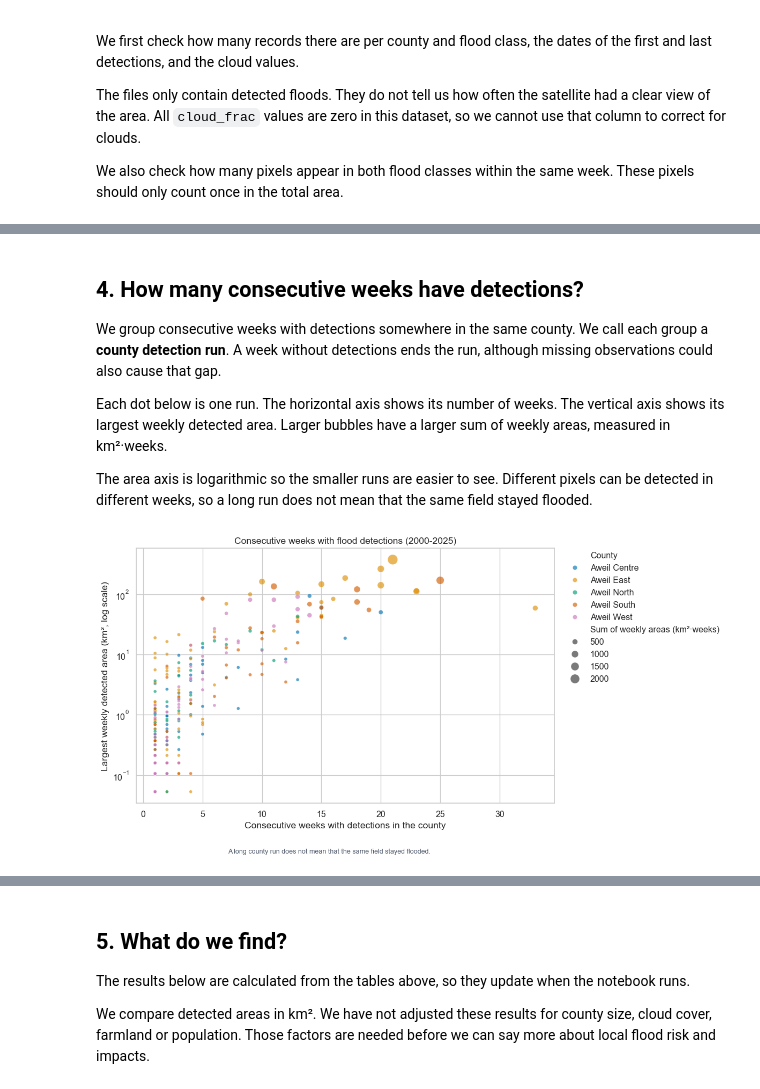
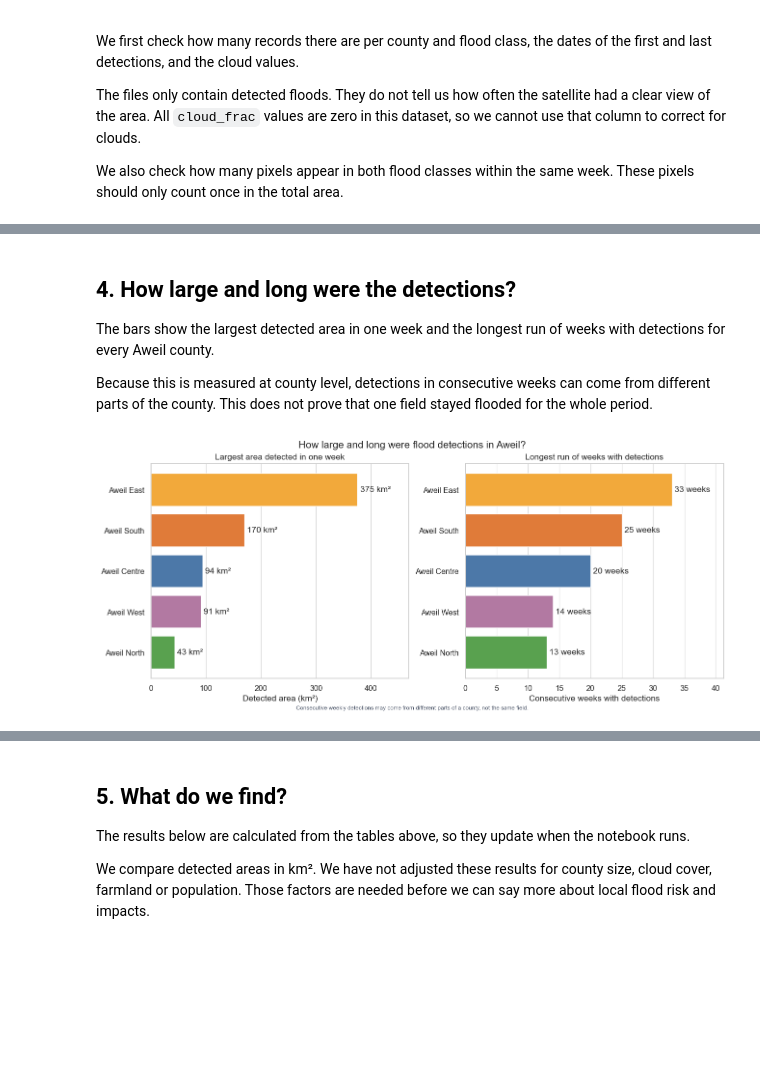
Before and after one commit to TijnQ/JBG060_ZHL_2026, a Jupyter notebook: EDA_flood_masks/flood_masks_eda.ipynb, the cells around one changed output, grey strips where cells are left out. Saved outputs shown, nothing was run; the diff lists cells and outputs as text; code cells hidden in the pictures; blank space fills up the shorter version.

```diff
--- a/EDA_flood_masks/flood_masks_eda.ipynb
+++ b/EDA_flood_masks/flood_masks_eda.ipynb
@@ -199,21 +191,29 @@ Weeks with no records are included as zero detections. This does not prove that
 heatmap = seasonality.pivot(
     index="county", columns="month", values="mean_weekly_detected_area_km2"
 ).reindex(columns=range(1, 13))
-annotations = heatmap.map(lambda value: "<0.1" if 0 < value < 0.1 else f"{value:.1f}")
+# Small positive values should not look like zero after rounding.
+annotations = heatmap.astype(str)
+for county in heatmap.index:
+    for month in heatmap.columns:
+        value = heatmap.loc[county, month]
+        if 0 < value < 0.1:
+            annotations.loc[county, month] = "<0.1"
+        else:
+            annotations.loc[county, month] = f"{value:.1f}"
 fig, axis = plt.subplots(figsize=(12.5, 5.2))
 sns.heatmap(
     heatmap, ax=axis, cmap="Blues", vmin=0, annot=annotations, fmt="",
     linewidths=0.5, linecolor="white",
     xticklabels=[calendar.month_abbr[month] for month in heatmap.columns],
-    cbar_kws={"label": "Mean weekly detected area (km²)"},
+    cbar_kws={"label": "Typical detected area in a week (km²)"},
 )
 axis.set(
-    title=f"Average weekly detected area by month ({min(YEARS)}-{max(YEARS)})",
-    xlabel="Month (using the Monday date)", ylabel="County",
+    title=f"When is flooding usually detected in Aweil? ({min(YEARS)}-{max(YEARS)})",
+    xlabel="Month", ylabel="County",
 )
 axis.tick_params(axis="x", rotation=0)
 fig.text(
-    0.5, 0.02, "Each year has the same weight. A week without detections may still have been flooded.\n"
+    0.5, 0.02, "Darker cells mean a larger area was usually detected as flooded. A week with no detections may still have been flooded.\n"
     "Values between zero and 0.1 km² are shown as <0.1.",
     ha="center", fontsize=10, color="#495366",
 )
@@ -226,46 +226,43 @@ plt.close(fig)
 # %% [markdown]
-## 4. How many consecutive weeks have detections?
-We group consecutive weeks with detections somewhere in the same county. We call each group a **county detection run**. A week without detections ends the run, although missing observations could also cause that gap.
+## 4. How large and long were the detections?
+The bars show the largest detected area in one week and the longest run of weeks with detections for every Aweil county.
 
-Each dot below is one run. The horizontal axis shows its number of weeks. The vertical axis shows its largest weekly detected area. Larger bubbles have a larger sum of weekly areas, measured in km²·weeks.
-
-The area axis is logarithmic so the smaller runs are easier to see. Different pixels can be detected in different weeks, so a long run does not mean that the same field stayed flooded.
+Because this is measured at county level, detections in consecutive weeks can come from different parts of the county. This does not prove that one field stayed flooded for the whole period.
 # %%
-plot_events = events.rename(columns={
-    "county": "County",
-    "cumulative_detected_area_km2_weeks": "Sum of weekly areas (km²·weeks)",
-})
-fig, axis = plt.subplots(figsize=(12, 6.2))
-sns.scatterplot(
-    data=plot_events, ax=axis,
-    x="county_detected_weeks", y="peak_weekly_union_area_km2",
-    hue="County", hue_order=counties["county"].tolist(), palette="colorblind",
-    size="Sum of weekly areas (km²·weeks)", sizes=(18, 180), alpha=0.65,
-)
-axis.set(
-    yscale="log", xlabel="Consecutive weeks with detections in the county",
-    ylabel="Largest weekly detected area (km², log scale)",
-    title=f"Consecutive weeks with flood detections ({min(YEARS)}-{max(YEARS)})",
-)
-sns.move_legend(axis, "upper left", bbox_to_anchor=(1.02, 1), borderaxespad=0, frameon=False)
-fig.text(
-    0.37, 0.02, "A long county run does not mean that the same field stayed flooded.",
-    ha="center", fontsize=9, color="#495366",
-)
-fig.tight_layout(rect=(0, 0.06, 1, 1))
-fig.savefig(FIGURE_DIR / "event_size_duration.png", dpi=200, bbox_inches="tight")
-plt.show()
-plt.close(fig)
-
 event_summary = events.groupby("county", observed=True).agg(
     detection_run_count=("run_id", "size"),
     median_county_detected_weeks=("county_detected_weeks", "median"),
     longest_county_detected_weeks=("county_detected_weeks", "max"),
     largest_weekly_union_area_km2=("peak_weekly_union_area_km2", "max"),
 ).sort_values("largest_weekly_union_area_km2", ascending=False)
+plot_summary = event_summary.reset_index().sort_values("largest_weekly_union_area_km2")
+county_colours = {
+    "Aweil Centre": "#4c78a8", "Aweil East": "#f2a93b",
+    "Aweil North": "#59a14f", "Aweil South": "#e07b39",
+    "Aweil West": "#b279a2",
+}
+colours = [county_colours[county] for county in plot_summary["county"]]
+fig, axes = plt.subplots(1, 2, figsize=(13, 5.5), layout="constrained")
+bars = axes[0].barh(plot_summary["county"], plot_summary["largest_weekly_union_area_km2"], color=colours)
+axes[0].bar_label(bars, labels=[f"{value:.0f} km²" for value in plot_summary["largest_weekly_union_area_km2"]], padding=4)
+axes[0].set(title="Largest area detected in one week", xlabel="Detected area (km²)", ylabel="")
+axes[0].set_xlim(0, plot_summary["largest_weekly_union_area_km2"].max() * 1.25)
+bars = axes[1].barh(plot_summary["county"], plot_summary["longest_county_detected_weeks"], color=colours)
+axes[1].bar_label(bars, labels=[f"{value:.0f} weeks" for value in plot_summary["longest_county_detected_weeks"]], padding=4)
+axes[1].set(title="Longest run of weeks with detections", xlabel="Consecutive weeks with detections", ylabel="")
+axes[1].set_xlim(0, plot_summary["longest_county_detected_weeks"].max() * 1.25)
+for axis in axes:
+    axis.grid(axis="x", visible=True, color="#d9d9d9", linewidth=0.8)
+    axis.grid(axis="y", visible=False)
+    axis.set_axisbelow(True)
+fig.suptitle("How large and long were flood detections in Aweil?", fontsize=15)
+fig.text(0.5, -0.02, "Consecutive weekly detections may come from different parts of a county, not the same field.", ha="center", fontsize=8.5, color="#495366")
+fig.savefig(FIGURE_DIR / "event_size_duration.png", dpi=200, bbox_inches="tight")
+plt.show()
+plt.close(fig)
 display(event_summary.round(2))
 # %% [output]
-[figure, old version]
+[figure, new version]
 |  | detection_run_count | median_county_detected_weeks | longest_county_detected_weeks | largest_weekly_union_area_km2 |
 | county |  |  |  |  |
 | Aweil East | 98 | 2.0 | 33 | 375.26 |
```
Also changed, not shown: parts of 7 cells of this notebook, 23 other files.
